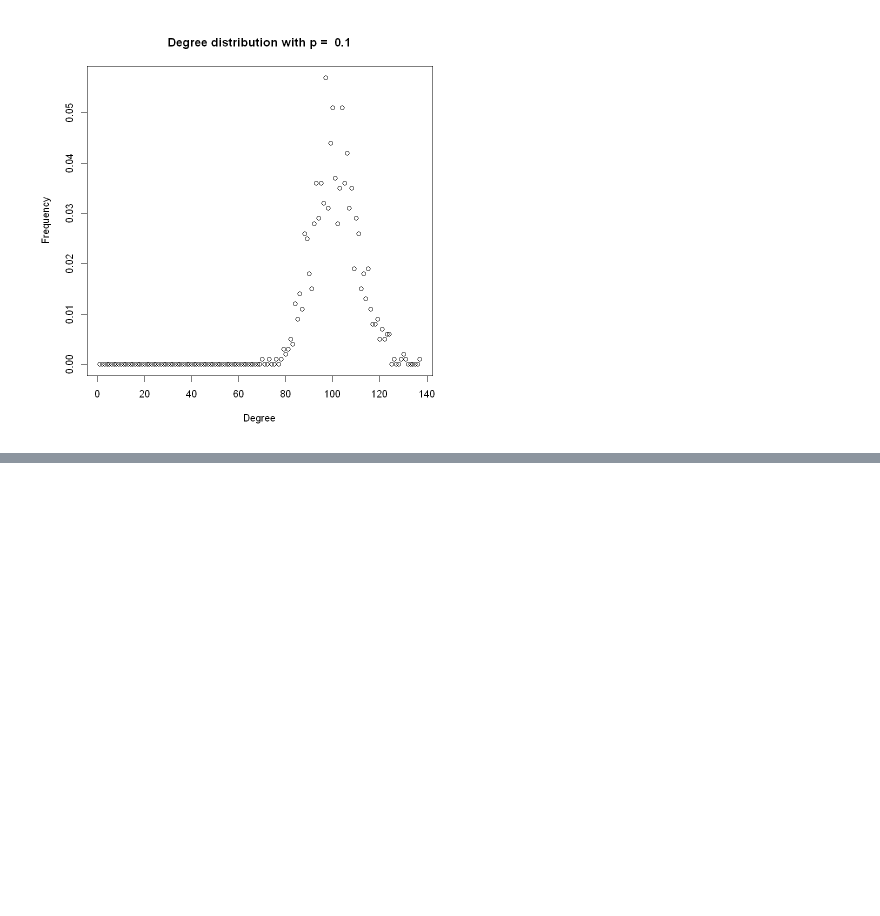
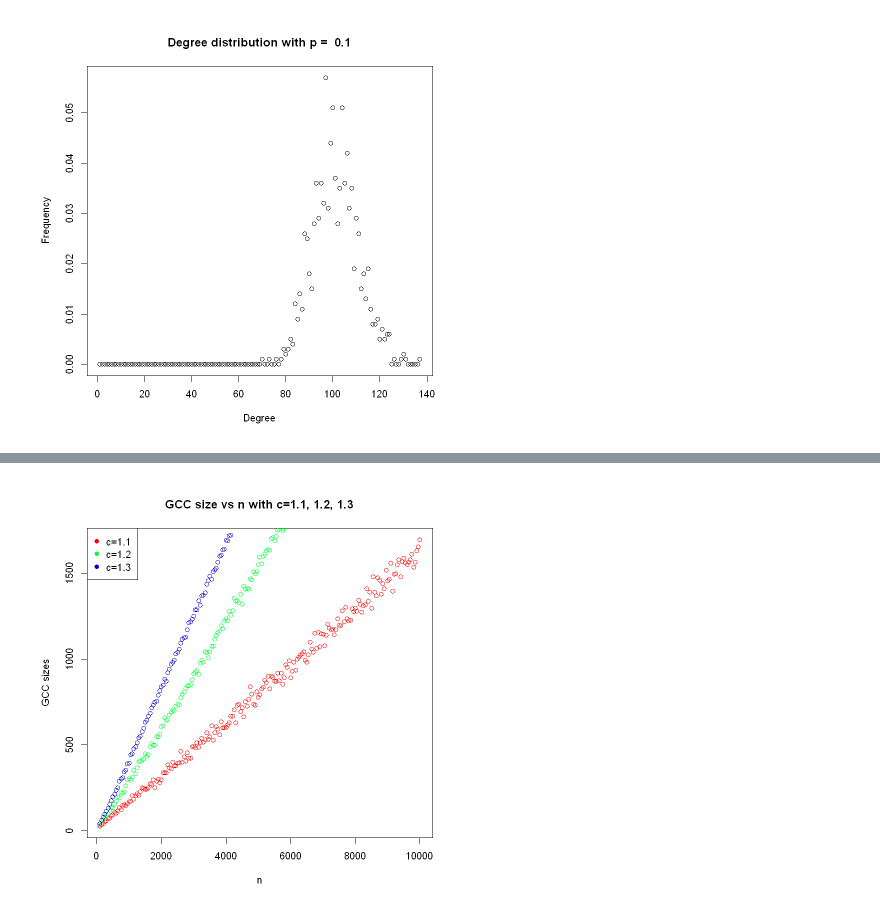
Before and after one commit to CapnSquirrel/ECE-232E, a Jupyter notebook: Project1/Project1.ipynb, the cells around one changed output, grey strips where cells are left out. Saved outputs shown, nothing was run; the diff lists cells and outputs as text; code cells hidden in the pictures; blank space fills up the shorter version.

```diff
--- a/Project1/Project1.ipynb
+++ b/Project1/Project1.ipynb
@@ -148,0 +230,4 @@ er_1c()
+# %%
+er_1dAlt()
+# %% [output]
+[figure, added]
```
Also changed, not shown: parts of 5 cells of this notebook.
